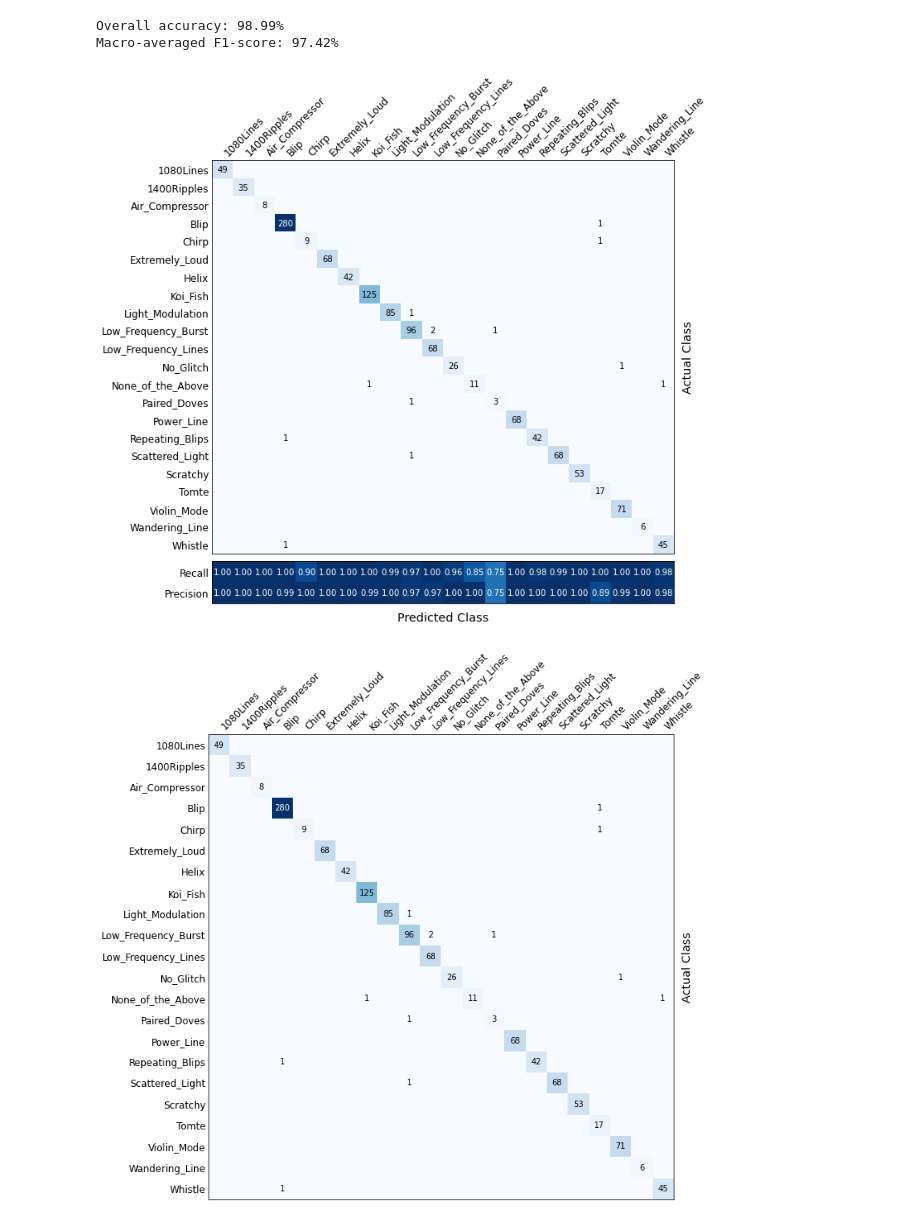
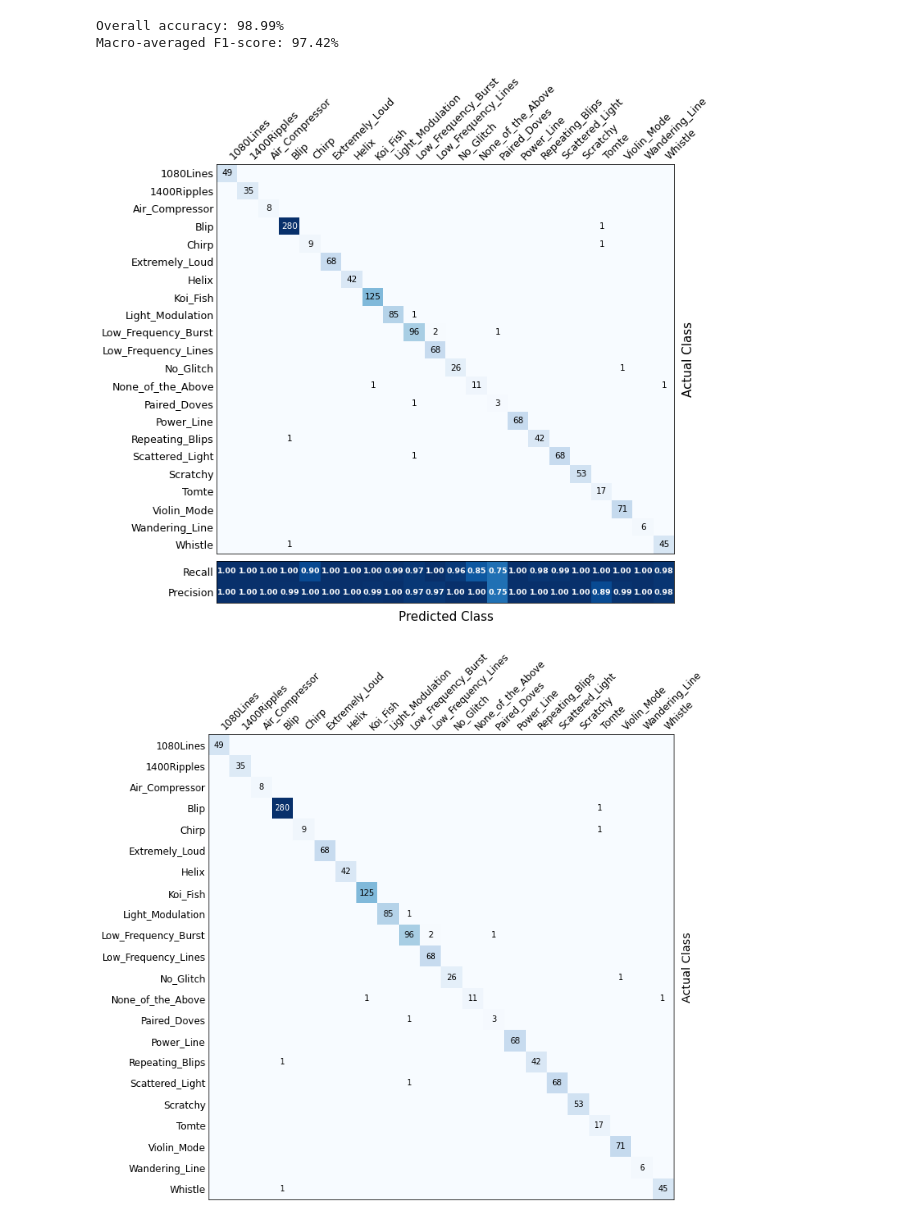
Before and after one commit to tttiago/GravitySpyClassifier, a Jupyter notebook: 04_baseline_best_val_evaluation.ipynb, the cells around one changed output. Drawn from its saved outputs; the diff is of its cells as text; code cells hidden in the pictures.

```diff
--- a/04_baseline_best_val_evaluation.ipynb
+++ b/04_baseline_best_val_evaluation.ipynb
@@ -46,7 +40,9 @@ for run in sweep.runs:
 # %%
 f1_df = pd.DataFrame(list(zip(names[::-1], f1s[::-1])), columns=['name', 'f1_score'])
 # %%
-fig = plt.figure(figsize=(3, 6))
+plt.rc('font', size=13)
+
+fig = plt.figure(figsize=(3, 5))
 sns.boxplot(y='f1_score', data=f1_df, whis=10)
 #plt.ylim([0.958, 0.976])
 ax = plt.gca()
@@ -55,5 +51,5 @@ ax.set_ylabel(l, size='x-large')
 ax.set_xticks([])
 fig.tight_layout()
 
-fig.savefig('../figs/glitches/04_baseline_f1scores.pdf', dpi=300)
+fig.savefig('../figs/glitches/04_baseline_f1scores_v2.pdf', dpi=600)
 # %% [output]
@@ -125,11 +121,12 @@ Macro-averaged F1-score: 97.42%
 # %%
 vocab = list(learner.dls.train_ds.class_dict.keys())
 # %%
+plt.rc('font', size=10.5)
+
 fig, axes = plot_CM_PR(cm, y_true=y_true, y_pred=y_pred, vocab=vocab)
-# fig.set_size_inches(10, 10)
-fig.savefig("../figs/glitches/04_baseline_best_cm.pdf", dpi=300, bbox_inches="tight")
+fig.savefig("../figs/glitches/04_baseline_best_cm_v2.pdf", dpi=600, bbox_inches="tight")
 # %% [output]
-[figure, old version]
+[figure, new version]
 # %%
 fig1, ax1 = plot_CM(cm, y_true=y_true, y_pred=y_pred, vocab=vocab)
 fig1.set_size_inches(10, 10)
```
Also changed, not shown: parts of 2 cells of this notebook, 2 other files.
